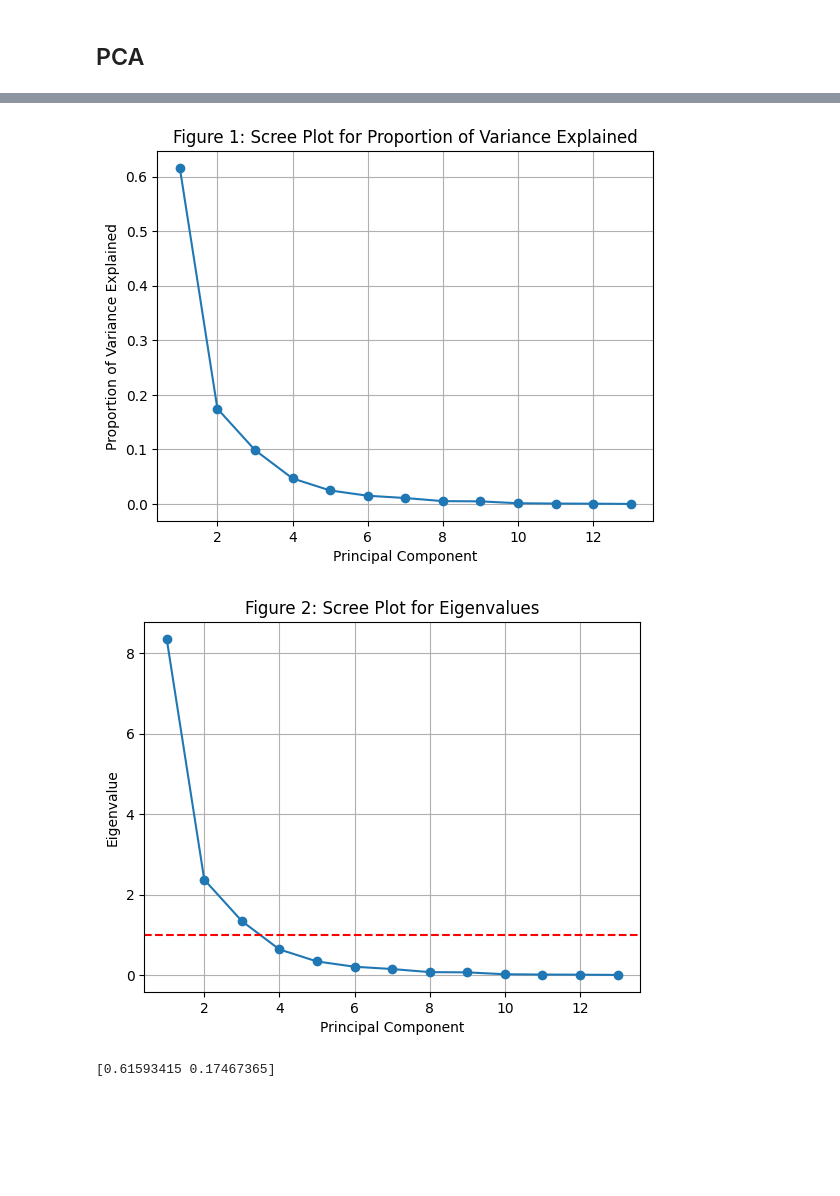
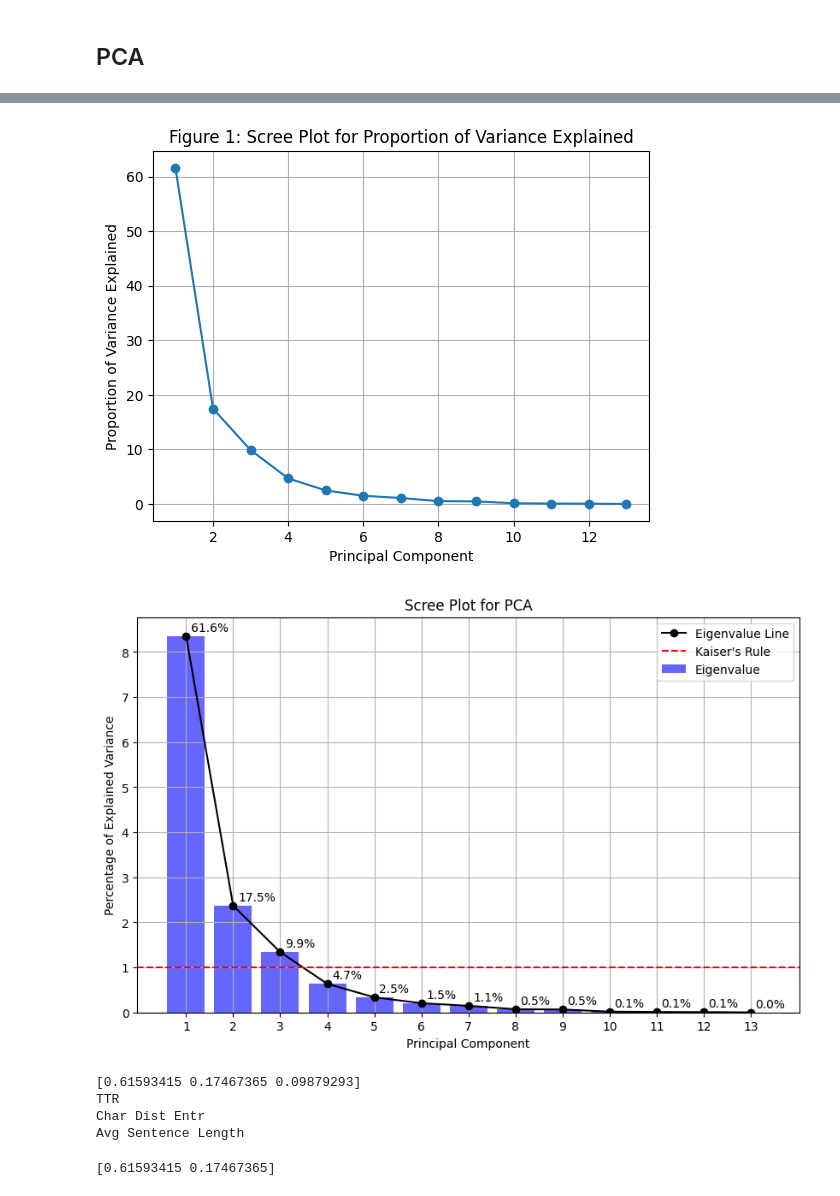
Before and after one commit to kirbergerconnor/iscl-thesis, a Jupyter notebook: features.ipynb, the cells around one changed output, grey strips where cells are left out. Drawn from its saved outputs; the diff is of its cells as text; code cells hidden in the pictures; blank space fills up the shorter version.

```diff
--- a/features.ipynb
+++ b/features.ipynb
@@ -318,44 +318,75 @@ scaler = StandardScaler()
 scaled_data = scaler.fit_transform(features_df)
 pca = PCA()
 pca.fit_transform(scaled_data)
 
 plt.figure()
 plt.plot(np.cumsum(pca.explained_variance_ratio_))
 plt.xlabel('Number of Components')
 plt.ylabel('Cumulative Explained Variance')
 plt.title('Explained Variance')
 plt.savefig('./results/PCA_Explained_Variance.png')
 plt.show(block=True)
 
 eigenvalues = pca.explained_variance_
-prop_var = eigenvalues / np.sum(eigenvalues)
+prop_var = eigenvalues / np.sum(eigenvalues) * 100
 
 # Elbow rule (from https://statisticsglobe.com/scree-plot-pca-python)
 plt.figure()
 plt.plot(np.arange(1, len(prop_var)+1),
                    prop_var, marker='o')
 plt.xlabel('Principal Component')
 plt.ylabel('Proportion of Variance Explained')
 plt.title('Figure 1: Scree Plot for Proportion of Variance Explained')
 plt.grid(True)
 plt.savefig('./results/PCA_Variance_Screeplot_elbow.png')
 plt.show(block=True)
 
 # Kaiser's rule
-plt.figure()
-plt.plot(np.arange(1, len(eigenvalues)+1),
-         eigenvalues, marker='o')
+plt.figure(figsize=(10, 6))
+x_values = np.arange(1, len(eigenvalues) + 1)
+plt.bar(x_values, eigenvalues, alpha=0.6, color='b', label='Eigenvalue')
+for i, value in enumerate(prop_var):
+    plt.text(x=i + 1 + 0.1, y=eigenvalues[i] + 0.05, s=f"{value:.1f}%", ha='left', va='bottom')
+plt.plot(x_values, eigenvalues, color='black', marker='o', label='Eigenvalue Line')
+plt.axhline(y=1, color='r', linestyle='--', label="Kaiser's Rule")
 plt.xlabel('Principal Component')
-plt.ylabel('Eigenvalue')
-plt.title('Figure 2: Scree Plot for Eigenvalues',)
-plt.axhline(y=1, color='r',
-            linestyle='--')
+plt.ylabel('Percentage of Explained Variance')
+plt.title('Scree Plot for PCA')
+plt.xticks(x_values)
 plt.grid(True)
-plt.savefig('./results/PCA_Variance_Screeplot_kaiser.png')
+plt.legend()
+plt.savefig('./results/PCA_Variance_Screeplot_kaiser.png', bbox_inches='tight')
+plt.show()
 # %% [output]
 [figure]
-[figure, old version]
+[figure, new version]
-[figure, old version]
+[figure, new version]
+# %%
+features_df = pd.read_csv('./results/features_df.csv')
+scaler = StandardScaler()
+scaled_data = scaler.fit_transform(features_df.select_dtypes(include='number'))
+pca = PCA(n_components=3)
+pca_result = pca.fit_transform(scaled_data)
+pca_df = pd.DataFrame(pca_result, columns=['PC1', 'PC2', 'PC3'])
+pca_df.index = features_df['Corpus']
+
+pca_loadings_df = pd.Dca.components_, columns=features_df.select_dtypes(include='number').columns, index=['PC1', 'PC2', 'PC3']).round(3)
+pca_loadings_df.to_csv('./results/PCA_loadings_3.csv')
+# print(pca_loadings_df)
+print(pca.explained_variance_ratio_)
+
+def get_top_feats(pca_loadings_df, pc_name, top_n=1):
+    pc_loadings = pca_loadings_df.loc[pc_name]
+    top_features = pc_loadings.abs().nlargest(top_n).index
+    return top_features.tolist()
+
+for i in range(1, 4):
+    print(get_top_feats(pca_loadings_df, f'PC{i}')[0])
+# %% [output]
+[0.61593415 0.17467365 0.09879293]
+TTR
+Char Dist Entr
+Avg Sentence Length
 # %%
 features_df = pd.read_csv('./results/features_df.csv')
 scaler = StandardScaler()
```
Also changed, not shown: parts of 1 cell of this notebook, 24 other files.
